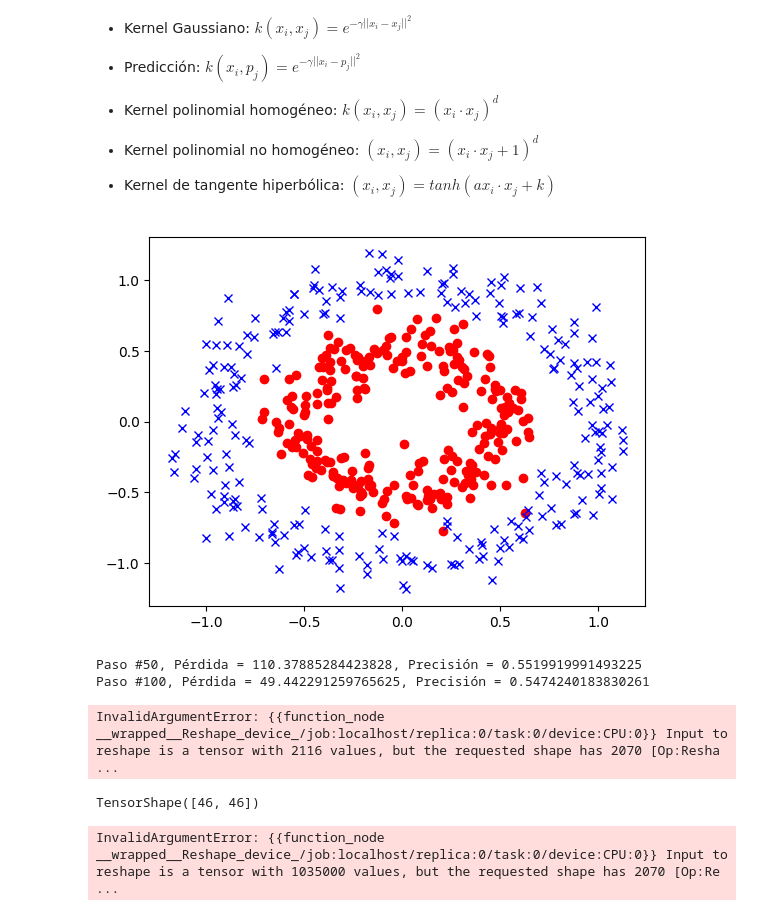
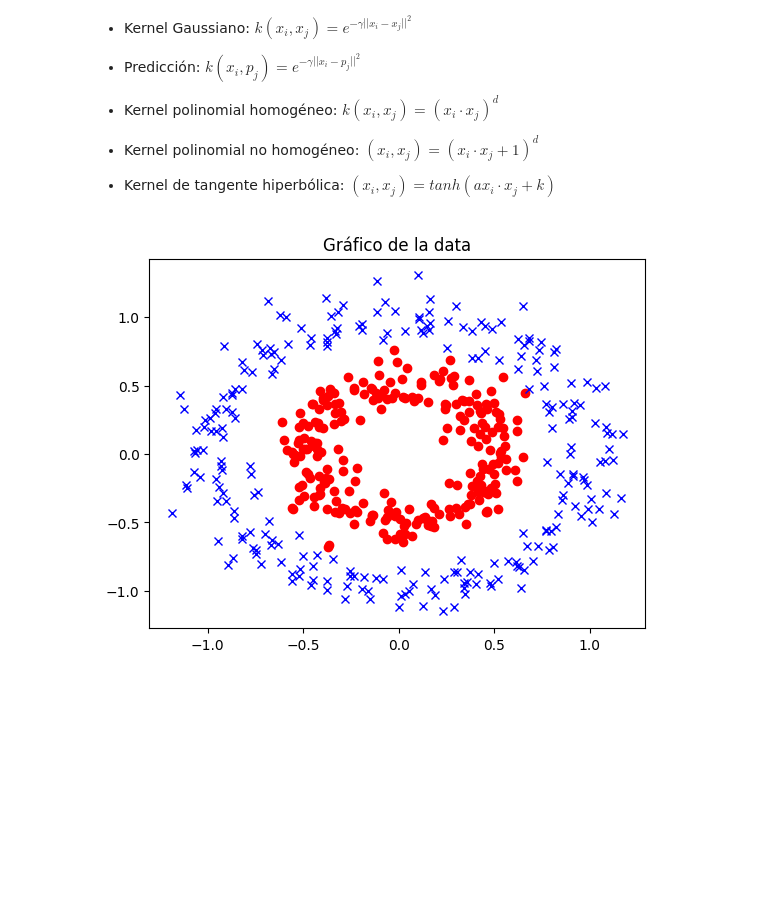
Before and after one commit to jrguignan/Practica_TensorFlow, a Jupyter notebook: svm/SVM_kernel.ipynb, the cells around one changed output. Cells and saved outputs as stored; diff of their text form; code cells hidden in the pictures; blank space fills up the shorter version.

Commit message:
svm kernel final

```diff
--- a/svm/SVM_kernel.ipynb
+++ b/svm/SVM_kernel.ipynb
@@ -33,37 +49,18 @@ learning_rate=0.002
 # %%
 class1_x = [x[0] for i, x in enumerate(x_vals) if y_vals[i]==1]
 class1_y = [x[1] for i, x in enumerate(x_vals) if y_vals[i]==1]
 
 class2_x = [x[0] for i, x in enumerate(x_vals) if y_vals[i]==-1]
 class2_y = [x[1] for i, x in enumerate(x_vals) if y_vals[i]==-1]
 
+#grafico de los datos completos
 plt.plot(class1_x, class1_y, 'ro', label = "Clase 1")
 plt.plot(class2_x, class2_y, 'bx', label = "Clase 2")
+plt.title("Gráfico de la data")
 plt.show()
 # %% [output]
-[figure, old version]
+[figure, new version]
 # %%
-import matplotlib.pyplot as plt
-import numpy as np
-import tensorflow as tf
-from sklearn import datasets
-
-# Crear los datos
-(x_vals, y_vals) = datasets.make_circles(n_samples=500, factor=0.5, noise=0.1)
-y_vals = np.array([1 if y == 1 else -1 for y in y_vals], dtype=np.float32)
-
-class1_x = [x[0] for i, x in enumerate(x_vals) if y_vals[i] == 1]
-class1_y = [x[1] for i, x in enumerate(x_vals) if y_vals[i] == 1]
-
-class2_x = [x[0] for i, x in enumerate(x_vals) if y_vals[i] == -1]
-class2_y = [x[1] for i, x in enumerate(x_vals) if y_vals[i] == -1]
-
-batch_size = 500
-
-# Convertir los datos a tensores
-x_data = tf.convert_to_tensor(x_vals, dtype=tf.float32)
-y_target = tf.convert_to_tensor(y_vals.reshape(-1, 1), dtype=tf.float32)
-
 # Variables del modelo
 b = tf.Variable(tf.random.normal(shape=[batch_size, 1]), dtype=tf.float32)
 gamma = tf.constant(-50.0)
@@ -75,7 +72,7 @@ def gaussian_kernel(x, y, gamma):
               2 * tf.matmul(x, y, transpose_b=True)
     return tf.exp(gamma * tf.abs(sq_dist))
 
-my_kernel = gaussian_kernel(x_data, x_data, gamma)
+my_kernel = gaussian_kernel(x_data_train, x_data_train, gamma)
 
 # Definir la función de pérdida
 def loss_fn(b, x_data, y_target, my_kernel):
@@ -86,52 +83,4 @@ def loss_fn(b, x_data, y_target, my_kernel):
     return -tf.subtract(first_sum, second_sum)
 
 # Optimización
-optimizer = tf.optimizers.SGD(learning_rate=0.002)
-
-# Entrenamiento
-loss_vect = []
-batch_acc = []
-
-for i in range(100):
-    with tf.GradientTape() as tape:
-        loss = loss_fn(b, x_data, y_target, my_kernel)
-    gradients = tape.gradient(loss, [b])
-    optimizer.apply_gradients(zip(gradients, [b]))
-
-    loss_vect.append(loss.numpy())
-
-    # Precisión
-    pred_sq_dist = gaussian_kernel(x_data, x_data, gamma)
-    prediction_output = tf.matmul(tf.multiply(tf.transpose(y_target), b), pred_sq_dist)
-    prediction = tf.sign(prediction_output - tf.reduce_mean(prediction_output))
-    accuracy = tf.reduce_mean(tf.cast(tf.equal(tf.squeeze(prediction), tf.squeeze(y_target)), tf.float32))
-    batch_acc.append(accuracy.numpy())
-
-    if (i + 1) % 50 == 0:
-        print(f"Paso #{i + 1}, Pérdida = {loss.numpy()}, Precisión = {accuracy.numpy()}")
+optimizer = tf.optimizers.SGD(learning_rate=0.005)
-# %% [output]
-Paso #50, Pérdida = 110.37885284423828, Precisión = 0.5519919991493225
-Paso #100, Pérdida = 49.442291259765625, Precisión = 0.5474240183830261
-# %%
-# Visualización
-x_min, x_max = x_vals[:, 0].min() - 1, x_vals[:, 0].max() + 1
-y_min, y_max = x_vals[:, 1].min() - 1, x_vals[:, 1].max() + 1
-
-xx, yy = np.meshgrid(np.arange(x_min, x_max, 0.1), np.arange(y_min, y_max, 0.1))
-xx = np.array(xx, dtype = "float32")
-yy = np.array(yy, dtype = "float32")
-grid_points = np.c_[xx.ravel(), yy.ravel()]
-
-pred_sq_dist = gaussian_kernel(xx, yy, gamma)
-
-grid_predictions = tf.reshape(pred_sq_dist, xx.shape).numpy()
-# %% [output]
-InvalidArgumentError: {{function_node __wrapped__Reshape_device_/job:localhost/replica:0/task:0/device:CPU:0}} Input to reshape is a tensor with 2116 values, but the requested shape has 2070 [Op:Resha ...
-# %%
-pred_sq_dist.shape
-# %% [output]
-TensorShape([46, 46])
-# %%
-grid_predictions = tf.reshape(grid_predictions, xx.shape).numpy()
-# %% [output]
-InvalidArgumentError: {{function_node __wrapped__Reshape_device_/job:localhost/replica:0/task:0/device:CPU:0}} Input to reshape is a tensor with 1035000 values, but the requested shape has 2070 [Op:Re ...
```
Also changed, not shown: parts of 7 cells of this notebook.
